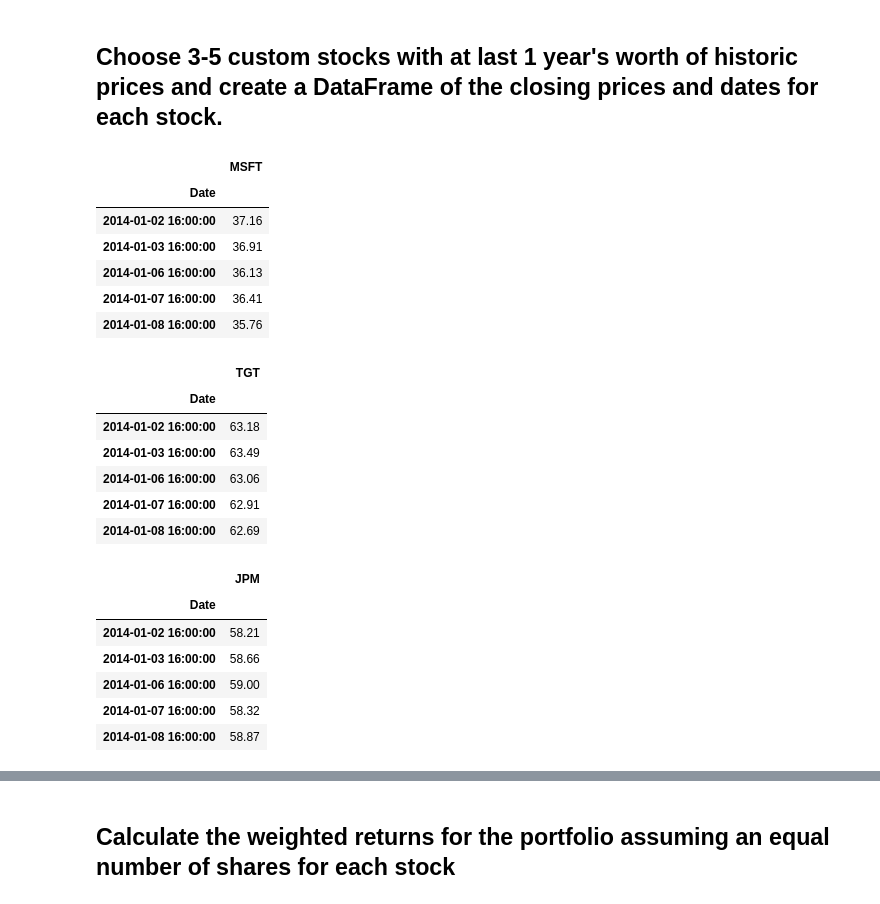
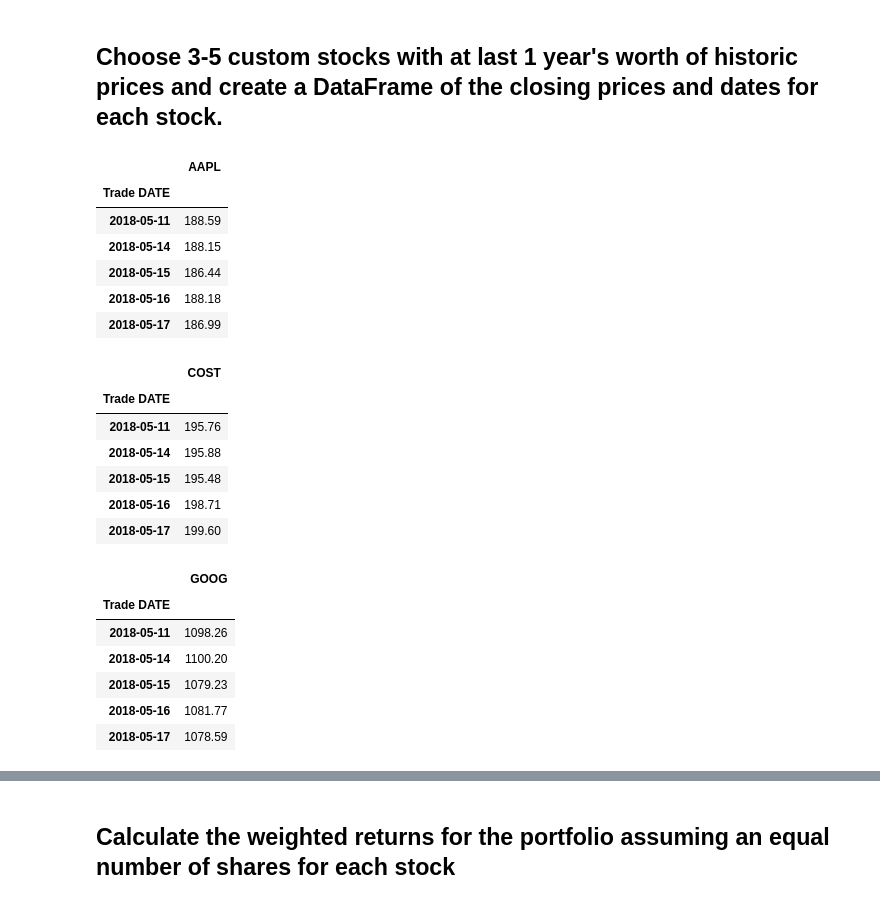
Before and after one commit to joseolasa/python-challenge, a Jupyter notebook: Whale_Analysis/whale_analysis.ipynb, the cells around one changed output, grey strips where cells are left out. Cells and saved outputs as stored; diff of their text form; code cells hidden in the pictures.

```diff
--- a/Whale_Analysis/whale_analysis.ipynb
+++ b/Whale_Analysis/whale_analysis.ipynb
@@ -389,46 +428,51 @@ In this section, you will build your own portfolio of stocks, calculate the retu
 # %%
 # Reading data from 1st stock
 
-MSFT_returns_path = Path("Resources/MSFT_history.csv")
-MSFT = pd.read_csv(MSFT_returns_path, index_col= "Date" , parse_dates= True  ).sort_index(ascending = True)
-MSFT = MSFT.rename(columns= {'Close':'MSFT'})
-MSFT.head()
+STK_1_returns_path = Path("Resources/aapl_historical.csv")
+STK_1 = pd.read_csv(STK_1_returns_path, index_col= "Trade DATE" , parse_dates= True  ).sort_index(ascending = True)
+STK_1 = STK_1.rename(columns= {'NOCP':'AAPL'})
+
+STK_1.drop(columns = ['Symbol'], inplace = True)
+STK_1.head()
 # %% [output]
-|  | MSFT |
-| Date |  |
-| 2014-01-02 16:00:00 | 37.16 |
-| 2014-01-03 16:00:00 | 36.91 |
-| 2014-01-06 16:00:00 | 36.13 |
-| 2014-01-07 16:00:00 | 36.41 |
-| 2014-01-08 16:00:00 | 35.76 |
+|  | AAPL |
+| Trade DATE |  |
+| 2018-05-11 | 188.59 |
+| 2018-05-14 | 188.15 |
+| 2018-05-15 | 186.44 |
+| 2018-05-16 | 188.18 |
+| 2018-05-17 | 186.99 |
 # %%
 # Reading data from 2nd stock
-TGT_returns_path = Path("Resources/TGT_history.csv")
-TGT = pd.read_csv(TGT_returns_path, index_col= "Date" , parse_dates= True  ).sort_index(ascending = True)
-TGT = TGT.rename(columns= {'Close':'TGT'})
-TGT.head()
+STK_2_returns_path = Path("Resources/cost_historical.csv")
+STK_2 = pd.read_csv(STK_2_returns_path, index_col= "Trade DATE" , parse_dates= True  ).sort_index(ascending = True)
+STK_2 = STK_2.rename(columns= {'NOCP':'COST'})
+STK_2.drop(columns = ['Symbol'], inplace = True)
+STK_2.head()
 # %% [output]
-|  | TGT |
-| Date |  |
-| 2014-01-02 16:00:00 | 63.18 |
-| 2014-01-03 16:00:00 | 63.49 |
-| 2014-01-06 16:00:00 | 63.06 |
-| 2014-01-07 16:00:00 | 62.91 |
-| 2014-01-08 16:00:00 | 62.69 |
+|  | COST |
+| Trade DATE |  |
+| 2018-05-11 | 195.76 |
+| 2018-05-14 | 195.88 |
+| 2018-05-15 | 195.48 |
+| 2018-05-16 | 198.71 |
+| 2018-05-17 | 199.60 |
 # %%
 # Reading data from 3rd stock
-JPM_returns_path = Path("Resources/JPM_historical.csv")
-JPM = pd.read_csv(JPM_returns_path, index_col= "Date" , parse_dates= True  ).sort_index(ascending = True)
-JPM = JPM.rename(columns= {'Close':'JPM'})
-JPM.head()
+STK_3_returns_path = Path("Resources/goog_historical.csv")
+STK_3 = pd.read_csv(STK_3_returns_path, index_col= "Trade DATE" , parse_dates= True  ).sort_index(ascending = True)
+STK_3 = STK_3.rename(columns= {'NOCP':'GOOG'})
+
+STK_3.drop(columns = ['Symbol'], inplace = True)
+STK_3.head()
 # %% [output]
-|  | JPM |
-| Date |  |
-| 2014-01-02 16:00:00 | 58.21 |
-| 2014-01-03 16:00:00 | 58.66 |
-| 2014-01-06 16:00:00 | 59.00 |
-| 2014-01-07 16:00:00 | 58.32 |
-| 2014-01-08 16:00:00 | 58.87 |
+|  | GOOG |
+| Trade DATE |  |
+| 2018-05-11 | 1098.26 |
+| 2018-05-14 | 1100.20 |
+| 2018-05-15 | 1079.23 |
+| 2018-05-16 | 1081.77 |
+| 2018-05-17 | 1078.59 |
 # %%
 # Combine all stocks in a single DataFrame
 
```
Also changed, not shown: parts of 21 cells of this notebook.
